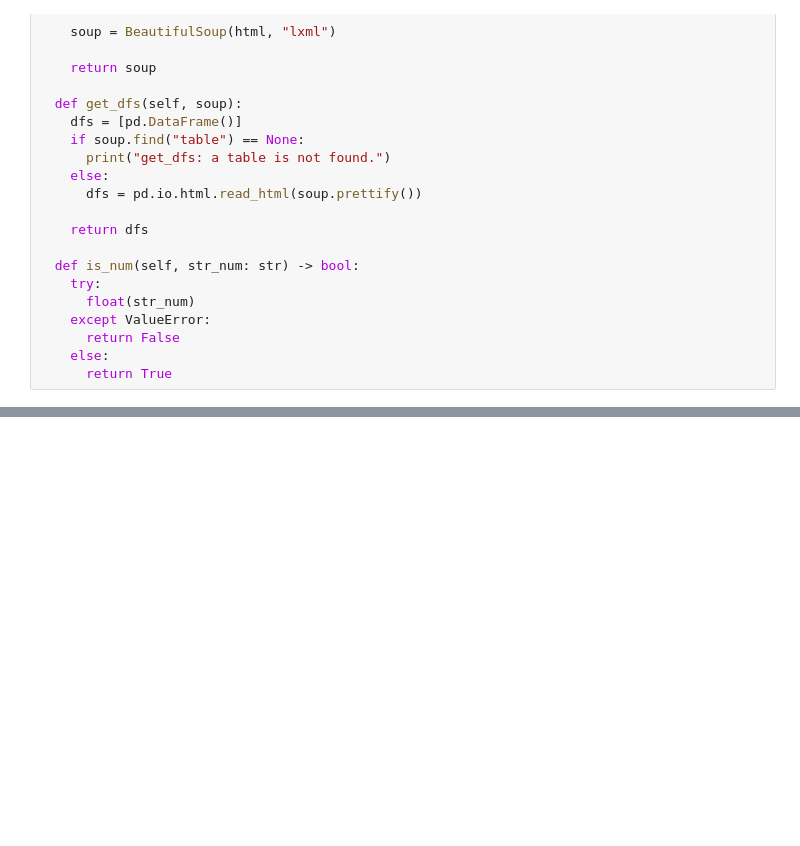
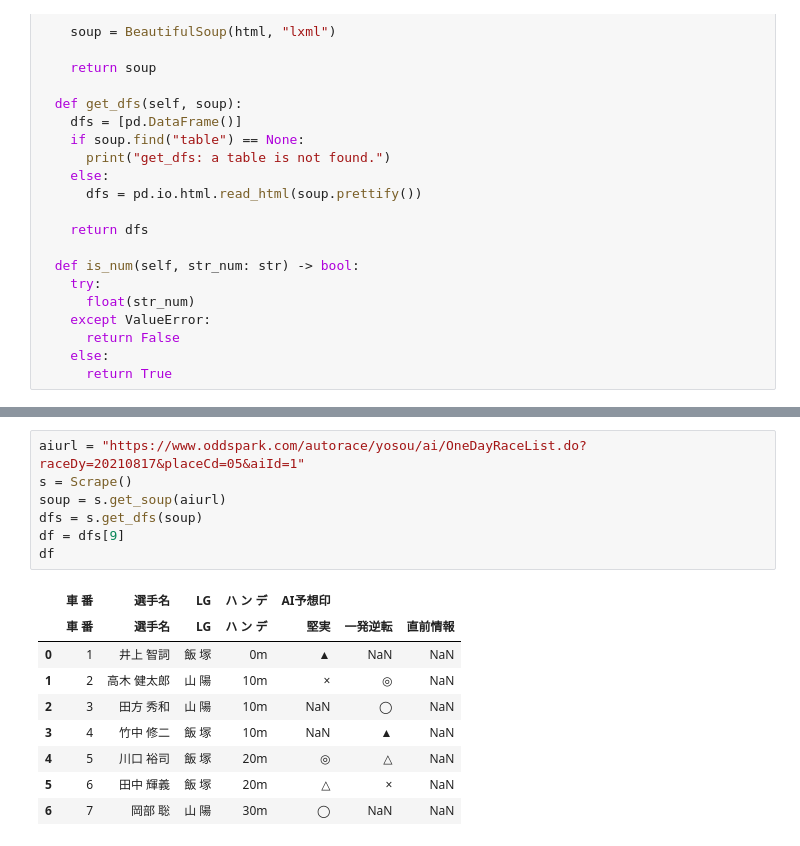
Before and after one commit to justgetwet/auto, a Jupyter notebook: spam.ipynb, the cells around one changed output, grey strips where cells are left out. Cells and saved outputs as stored; diff of their text form; blank space fills up the shorter version.

```diff
--- a/spam.ipynb
+++ b/spam.ipynb
@@ -149,0 +217,17 @@ divmod(2, 2)
+# %%
+aiurl = "https://www.oddspark.com/autorace/yosou/ai/OneDayRaceList.do?raceDy=20210817&placeCd=05&aiId=1"
+s = Scrape()
+soup = s.get_soup(aiurl)
+dfs = s.get_dfs(soup)
+df = dfs[9]
+df
+# %% [output]
+|  | 車 番 | 選手名 | LG | ハ ン デ | AI予想印 |  |  |
+|  | 車 番 | 選手名 | LG | ハ ン デ | 堅実 | 一発逆転 | 直前情報 |
+| 0 | 1 | 井上 智詞 | 飯 塚 | 0m | ▲ | NaN | NaN |
+| 1 | 2 | 高木 健太郎 | 山 陽 | 10m | × | ◎ | NaN |
+| 2 | 3 | 田方 秀和 | 山 陽 | 10m | NaN | ◯ | NaN |
+| 3 | 4 | 竹中 修二 | 飯 塚 | 10m | NaN | ▲ | NaN |
+| 4 | 5 | 川口 裕司 | 飯 塚 | 20m | ◎ | △ | NaN |
+| 5 | 6 | 田中 輝義 | 飯 塚 | 20m | △ | × | NaN |
+| 6 | 7 | 岡部 聡 | 山 陽 | 30m | ◯ | NaN | NaN |
```
Also changed, not shown: parts of 13 cells of this notebook, 3 other files.
